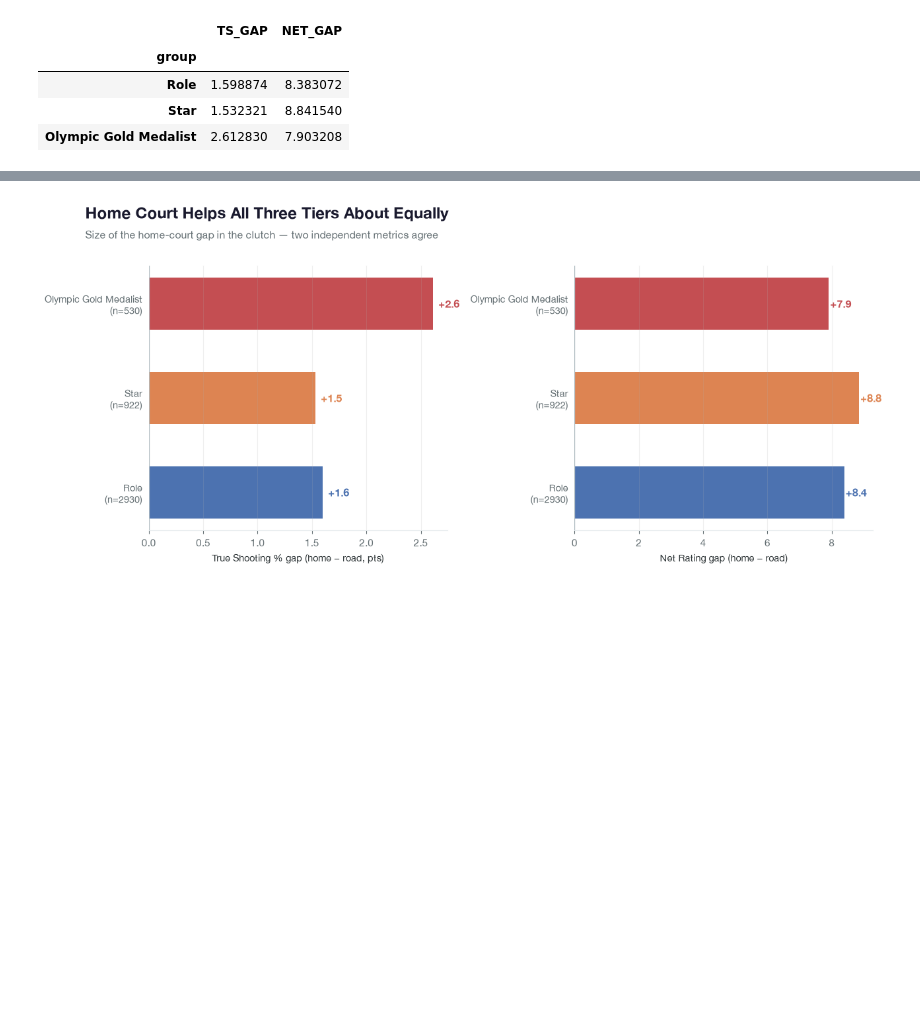
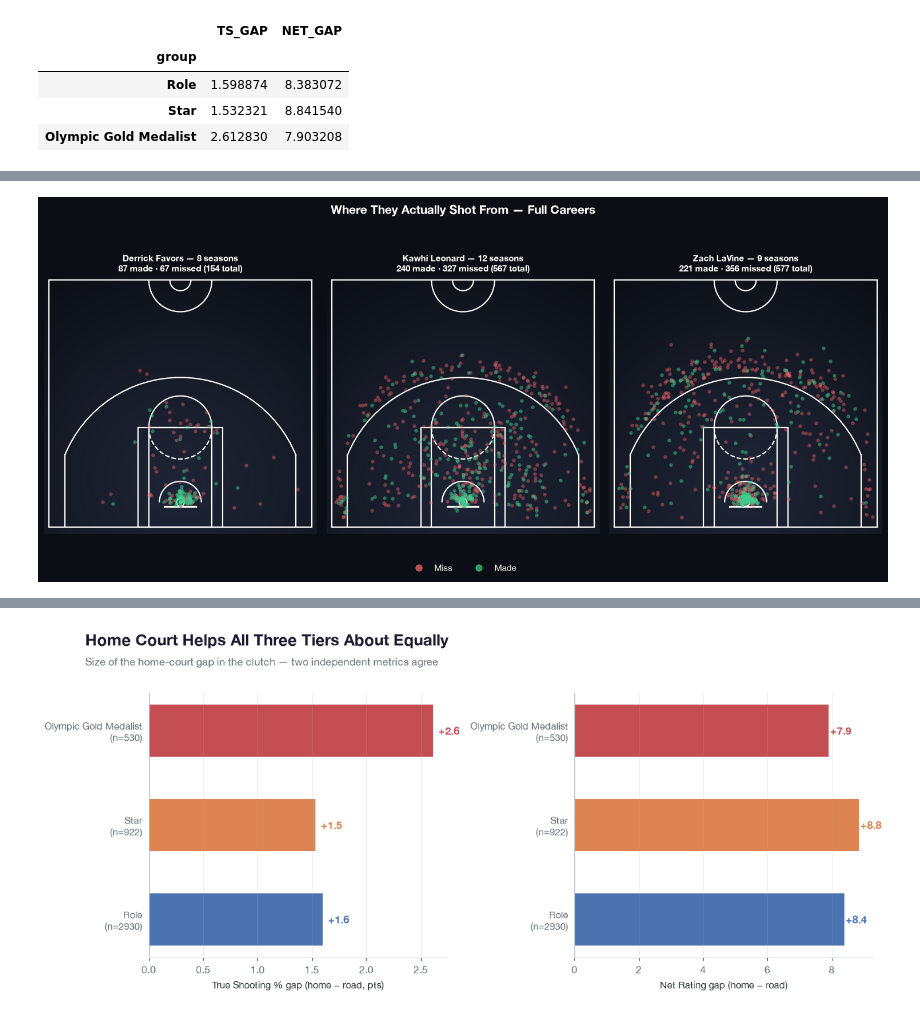
Before and after one commit to DanielBubalo/nba-clutch-reputation-data, a Jupyter notebook: nba_demo_test.ipynb, the cells around one changed output, grey strips where cells are left out. Drawn from its saved outputs; the diff is of its cells as text; code cells hidden in the pictures; blank space fills up the shorter version.

```diff
--- a/nba_demo_test.ipynb
+++ b/nba_demo_test.ipynb
@@ -598,0 +1108,38 @@ tier_gaps
+# %%
+fig, axes = plt.subplots(1, 3, figsize=(15, 6.3))
+fig.patch.set_facecolor('#0B0E14')
+
+xx, yy = np.meshgrid(np.linspace(-260, 260, 300), np.linspace(-60, 430, 300))
+dist = np.sqrt(xx**2 + (yy - 40)**2)
+grad = np.clip(1 - (dist / dist.max()), 0, 1)
+glow_cmap = LinearSegmentedColormap.from_list('glow', ['#0B0E14', '#161B27', '#1E2536'])
+
+for ax, name in zip(axes, case_players):
+    player_shots = case_true_clutch_shots_v2[case_true_clutch_shots_v2['PLAYER_NAME'] == name]
+    made = player_shots[player_shots['SHOT_MADE_FLAG'] == 1]
+    missed = player_shots[player_shots['SHOT_MADE_FLAG'] == 0]
+    n_seasons_val = case_seasons_df[case_seasons_df['PLAYER_NAME'] == name]['SEASON'].nunique()
+
+    ax.set_facecolor('#0B0E14')
+    ax.imshow(grad, extent=[-260, 260, -60, 430], origin='lower', cmap=glow_cmap, aspect='auto', zorder=0)
+    draw_court(ax, color='white')
+    ax.scatter(missed['LOC_X'], missed['LOC_Y'], s=22, color='#FF6B6B', alpha=0.4, linewidth=0, zorder=2)
+    ax.scatter(made['LOC_X'], made['LOC_Y'], s=22, color='#3ECF8E', alpha=0.5, linewidth=0, zorder=3)
+
+    ax.set_xlim(-260, 260)
+    ax.set_ylim(-60, 430)
+    ax.set_aspect('equal')
+    ax.axis('off')
+    ax.set_title(f"{name} — {n_seasons_val} seasons\n{len(made)} made · {len(missed)} missed ({len(player_shots)} total)",
+                 fontsize=10.5, fontweight='bold', color='white')
+
+legend_elements = [plt.Line2D([0],[0], marker='o', color='#FF6B6B', linestyle='', label='Miss', markersize=8, alpha=0.7),
+                   plt.Line2D([0],[0], marker='o', color='#3ECF8E', linestyle='', label='Made', markersize=8, alpha=0.7)]
+fig.legend(handles=legend_elements, loc='lower center', ncol=2, frameon=False, bbox_to_anchor=(0.5, -0.02),
+           labelcolor='white')
+
+fig.suptitle('Where They Actually Shot From — Full Careers', fontsize=15, fontweight='bold', y=1.03, color='white')
+plt.tight_layout()
+plt.show()
+# %% [output]
+[figure, added]
```
Also changed, not shown: parts of 32 cells of this notebook, 12 other files.
